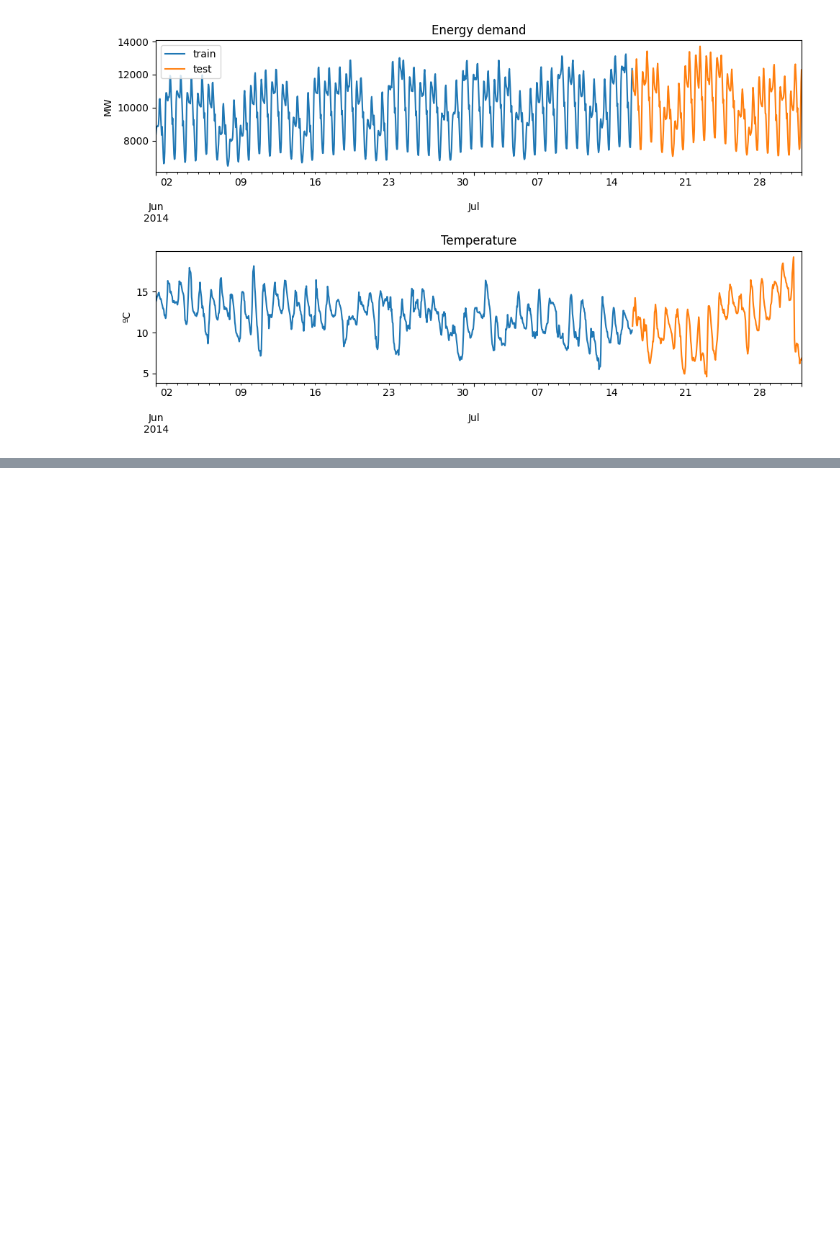
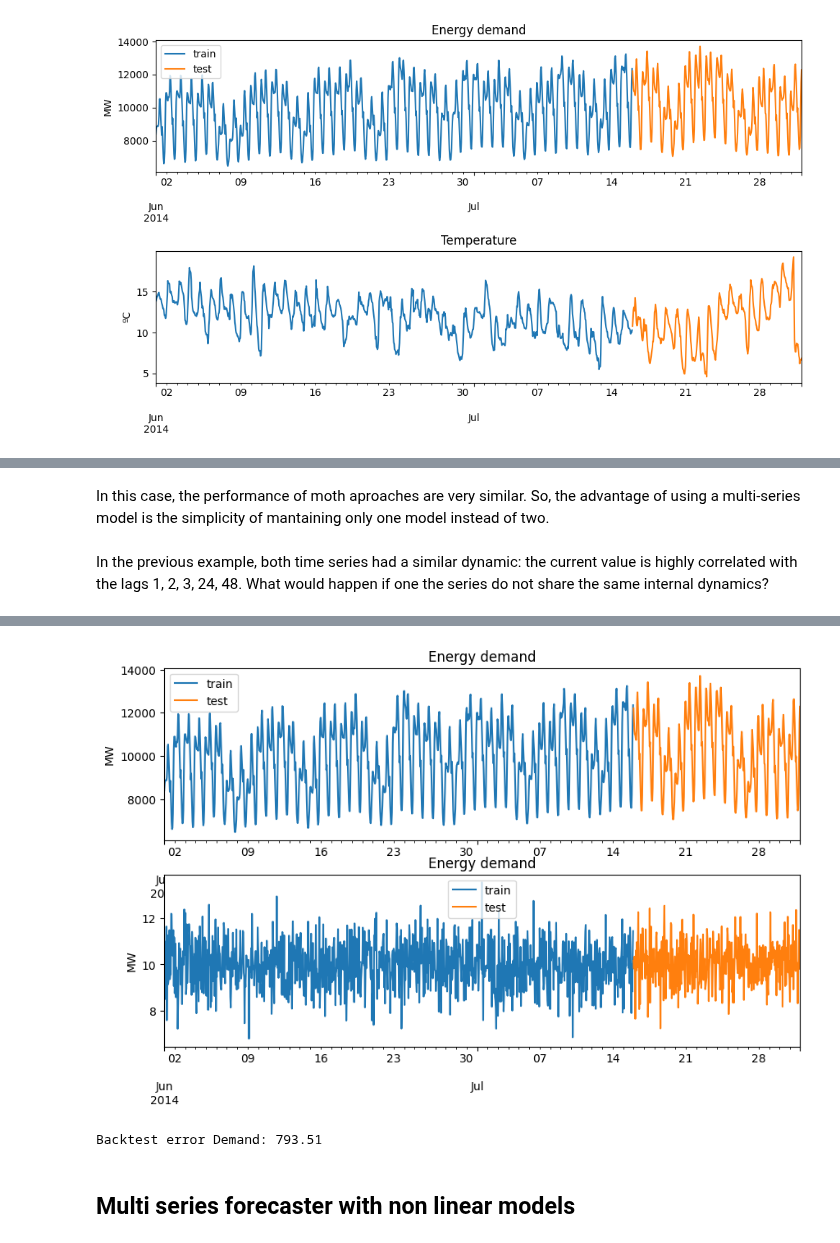
Before and after one commit to JoaquinAmatRodrigo/skforecast, a Jupyter notebook: docs/faq/single-vs-multi-series-forecasting.ipynb, the cells around one changed output, grey strips where cells are left out. Saved outputs shown, nothing was run; the diff lists cells and outputs as text; code cells hidden in the pictures; blank space fills up the shorter version.

```diff
--- a/docs/faq/single-vs-multi-series-forecasting.ipynb
+++ b/docs/faq/single-vs-multi-series-forecasting.ipynb
@@ -536,0 +234,39 @@ forecaster.get_feature_importance()
+# %% [markdown]
+In this case, the performance of moth aproaches are very similar. So, the advantage of using a multi-series model is the simplicity of mantaining only one model instead of two.
+# %% [markdown]
+In the previous example, both time series had a similar dynamic: the current value is highly correlated with the lags 1, 2, 3, 24, 48. What would happen if one the series do not share the same internal dynamics?
+# %%
+# Copy data and modify Temperature column as a normal distribution
+# ==============================================================================
+np.random.seed(123)
+data_modified = data.copy()
+data_modified['Temperature'] = np.random.normal(size=len(data_modified), loc=10, scale=1)
+
+# Split data into train-val-test
+# ==============================================================================
+end_train = '2014-07-15 23:59:00'
+data_train_modified = data_modified.loc[:end_train, :].copy()
+data_test_modified  = data_modified.loc[end_train:, :].copy()
+
+print(f"Train dates : {data_train_modified.index.min()} --- {data_train_modified.index.max()}  (n={len(data_train_modified)})")
+print(f"Test dates  : {data_test_modified.index.min()} --- {data_test_modified.index.max()}  (n={len(data_test_modified)})")
+
+# Plot Temperature
+# ==============================================================================
+fig, axes = plt.subplots(nrows=2, ncols=1, figsize=(10, 6))
+data_train_modified['Demand'].plot(label='train', ax=axes[0])
+data_test_modified['Demand'].plot(label='test', ax=axes[0])
+axes[0].set_xlabel('')
+axes[0].set_ylabel('MW')
+axes[0].set_title('Energy demand')
+axes[0].legend()
+
+data_train_modified['Temperature'].plot(label='train', ax=axes[1])
+data_test_modified['Temperature'].plot(label='test', ax=axes[1])
+axes[1].set_xlabel('')
+axes[1].set_ylabel('MW')
+axes[1].set_title('Energy demand')
+axes[1].legend()
+axes[1].legend()
+plt.show();
+# %% [output]
@@ -536,0 +275 @@ forecaster.get_feature_importance()
+[figure, added]
@@ -536,0 +299,6 @@ forecaster.get_feature_importance()
+# %%
+# Backtesting metrics
+# ==============================================================================
+print(f"Backtest error Demand: {metric_demand:.2f}")
+# %% [output]
+Backtest error Demand: 793.51
@@ -536,0 +307,2 @@ forecaster.get_feature_importance()
+# %% [markdown]
+## Multi series forecaster with non linear models
```
Also changed, not shown: parts of 44 cells of this notebook.
